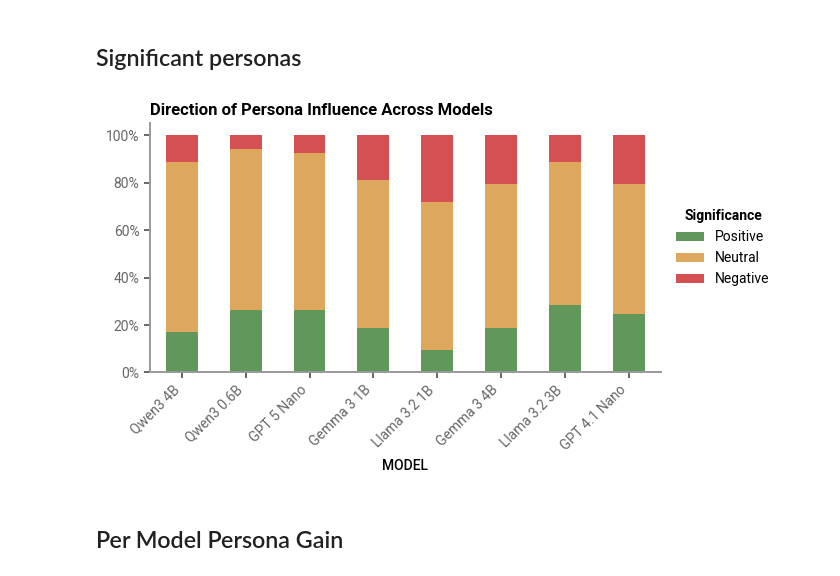
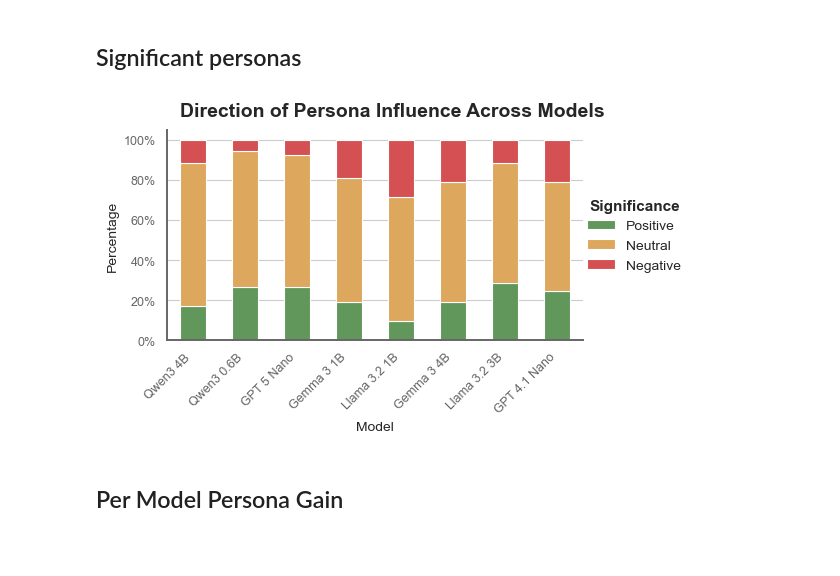
Before and after one commit to nicomu99/master-thesis, a Jupyter notebook: discussion_plots.ipynb, the cells around one changed output. Saved outputs shown, nothing was run; the diff lists cells and outputs as text; code cells hidden in the pictures; blank space fills up the shorter version.

```diff
--- a/discussion_plots.ipynb
+++ b/discussion_plots.ipynb
@@ -75,13 +119,11 @@ for persona in ["beginner_teacher_persona", "intermediate_teacher_persona", "exp
 # %% [markdown]
 # Model Sensitivity
 # %%
-test_path = Path("data/evaluation/tests")
-
 test_dfs = {}
-for test_file in test_path.iterdir():
-    print(test_file)
-    print(test_file.stem)
+for test_file in Path("data/evaluation/tests").iterdir():
     if not test_file.suffix == ".csv":
         continue
     file_name = "_".join(test_file.stem.split("_")[1:])
-    test_dfs[file_name] = pd.read_csv(test_file)
+    test_df = pd.read_csv(test_file)
+    test_df = test_df.rename(columns={"model": "Model"})
+    test_dfs[file_name] = test_df
@@ -111,66 +135,60 @@ bs_model_df = bs_model_df[bs_model_df["term"].isin(persona_names)]
 bs_model_df["Neutral"] = bs_model_df["pvalue"] >= 0.05
 bs_model_df["Positive"] = (bs_model_df["pvalue"] < 0.05) & (bs_model_df["coef"] > 0)
 bs_model_df["Negative"] = (bs_model_df["pvalue"] < 0.05) & (bs_model_df["coef"] < 0)
-bs_model_df = bs_model_df.groupby("model", as_index=False).sum(numeric_only=True)
-bs_model_df = bs_model_df[["model", "Positive", "Neutral", "Negative"]]
+bs_model_df = bs_model_df.groupby("Model", as_index=False).sum(numeric_only=True)
+bs_model_df = bs_model_df[["Model", "Positive", "Neutral", "Negative"]]
 bs_model_df = bs_model_df.sort_values(by="Neutral", ascending=False)
-bs_model_df["model"] = bs_model_df["model"].replace(model_names)
+bs_model_df["Model"] = bs_model_df["Model"].replace(model_names)
 
-bs_model_df = bs_model_df.set_index("model")
+bs_model_df = bs_model_df.set_index("Model")
 bs_model_df = bs_model_df.div(bs_model_df.sum(axis=1), axis=0) * 100
 # %%
 colors = {
     "Positive": "#61975A",
     "Neutral": "#DDA75D",
     "Negative": "#D45053",
 }
 
-fig, ax = plt.subplots(figsize=(7, 4))
+fig, ax = plt.subplots(figsize=(FULL_WIDTH, 3.5))
 
 ax = bs_model_df.plot(
-    kind="bar",
-    stacked=True,
-    ax=ax,
+    kind="bar", stacked=True, ax=ax,
     color=[colors[col] for col in bs_model_df.columns]
 )
 
-ax.set_xlabel("MODEL", fontweight="medium")
-ax.set_title("Direction of Persona Influence Across Models", loc="left", fontweight="bold")
+fig.suptitle("Direction of Persona Influence Across Models")
+
+ax.xaxis.grid(False)
+ax.yaxis.set_major_formatter(lambda x, pos: f"{x:.0f}%")
+ax.set_ylabel("Percentage")
+
+legend = ax.legend(
+    title="Significance",
+    loc="center left",
+    bbox_to_anchor=(0.98, 0.5),
+    frameon=False,
+)
+
+legend.get_title().set_fontweight("bold")
+legend.get_title().set_fontsize(11)
+
 ax.tick_params(axis="x", rotation=45)
 for label in ax.get_xticklabels():
     label.set_ha("right")
 
-legend = ax.legend(
-    title="Significance",
-    bbox_to_anchor=(1.02, 0.5),
-    loc="center left",
-    borderaxespad=0,
-    frameon=False
+fig.subplots_adjust(
+    left=0.11,
+    right=0.83,
+    top=0.90,
+    bottom=0.30,
+    wspace=0.20,
 )
 
-legend.get_title().set_fontweight("bold")
-
-ax.spines["top"].set_visible(False)
-ax.spines["right"].set_visible(False)
-for spine in ["left", "bottom"]:
-    ax.spines[spine].set_linewidth(1.4)
-    ax.spines[spine].set_color("0.6")
-
-ax.yaxis.set_major_formatter(lambda x, pos: f"{x:.0f}%")
-
-ax.tick_params(
-    axis="both",
-    which="both",
-    colors="0.4",      # tick labels
-    width=1.4,         # tick mark thickness
-    length=4           # tick mark length
-)
-
-fig.tight_layout()
-fig.savefig(plot_path / "02_significance", dpi=300)
+# fig.tight_layout()
+fig.savefig(plot_path / "02_significance.pdf")
 plt.show()
 # %% [output]
-[figure, old version]
+[figure, new version]
 # %% [markdown]
 ## Per Model Persona Gain
 # %%
```
Also changed, not shown: parts of 42 cells of this notebook, 15 other files.
